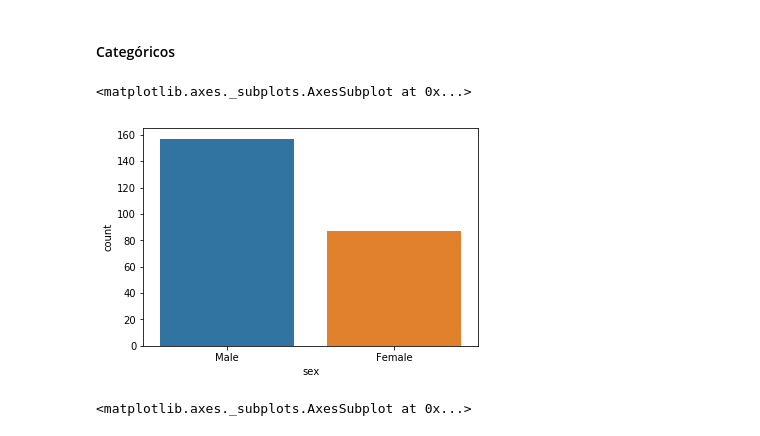
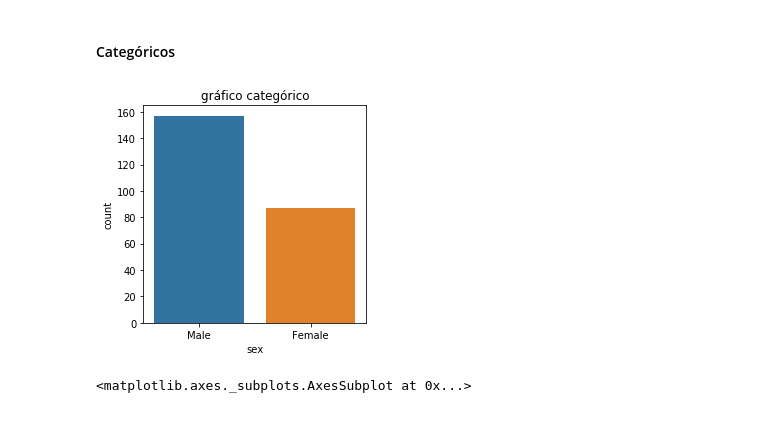
Before and after one commit to Rbiasuz/old_stuff, a Jupyter notebook: 1 Aulas Data Science/3 - EDA/Seaborn - Facilitando nossos gráficos.ipynb, the cells around one changed output. Cells and saved outputs as stored; diff of their text form; code cells hidden in the pictures.

```diff
--- a/1 Aulas Data Science/3 - EDA/Seaborn - Facilitando nossos gráficos.ipynb
+++ b/1 Aulas Data Science/3 - EDA/Seaborn - Facilitando nossos gráficos.ipynb
@@ -35,10 +35,11 @@ tips.head()
 # %%
 sns.countplot?
 # %%
+plt.figure(figsize=(4,4))
 sns.countplot(x='sex',data=tips)
+plt.title('gráfico categórico');
 # %% [output]
-<matplotlib.axes._subplots.AxesSubplot at 0x...>
-[figure, old version]
+[figure, new version]
 # %%
 sns.countplot(x="sex", hue="smoker", data=tips)
 # %% [output]
```
Also changed, not shown: parts of 4 cells of this notebook, 1 other file.
